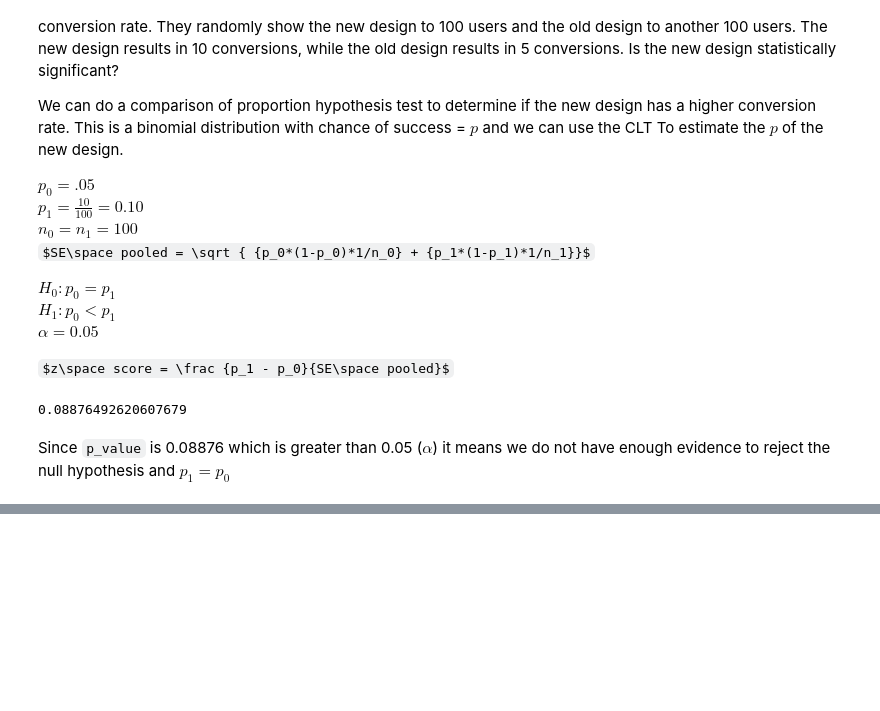
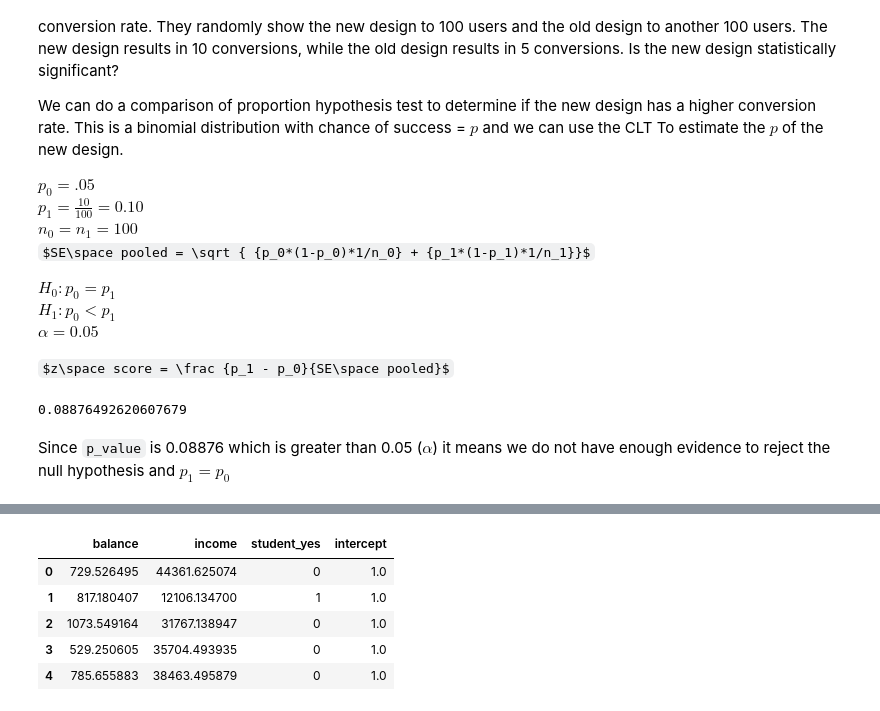
Before and after one commit to rachitkinger/e2e_ml_sklearn, a Jupyter notebook: probability_distributions_kernels.ipynb, the cells around one changed output, grey strips where cells are left out. Drawn from its saved outputs; the diff is of its cells as text; code cells hidden in the pictures; some formulas as TeX source; blank space fills up the shorter version.

```diff
--- a/probability_distributions_kernels.ipynb
+++ b/probability_distributions_kernels.ipynb
@@ -140,0 +216,2 @@ Since `p_value` is 0.08876 which is greater than 0.05 ($\alpha$) it means we do
+# %%
+X = Default.drop("default", axis=1).copy()
@@ -140,0 +227,16 @@ Since `p_value` is 0.08876 which is greater than 0.05 ($\alpha$) it means we do
+# %%
+X["student_yes"] = X.student.apply(lambda x: np.where(x == "Yes", 1, 0))
+# %%
+X.drop("student", axis=1, inplace=True)
+# %%
+# add an intercept
+X['intercept'] = np.ones(X.shape[0])
+# %%
+X.head()
+# %% [output]
+|  | balance | income | student_yes | intercept |
+| 0 | 729.526495 | 44361.625074 | 0 | 1.0 |
+| 1 | 817.180407 | 12106.134700 | 1 | 1.0 |
+| 2 | 1073.549164 | 31767.138947 | 0 | 1.0 |
+| 3 | 529.250605 | 35704.493935 | 0 | 1.0 |
+| 4 | 785.655883 | 38463.495879 | 0 | 1.0 |
```
Also changed, not shown: parts of 21 cells of this notebook.
